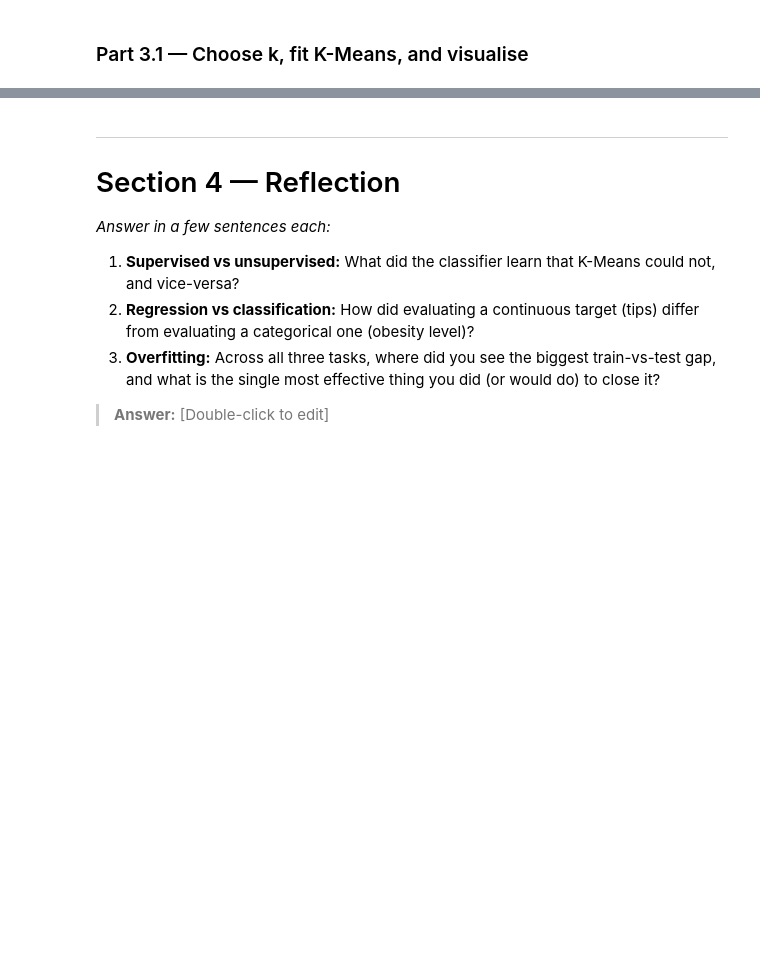
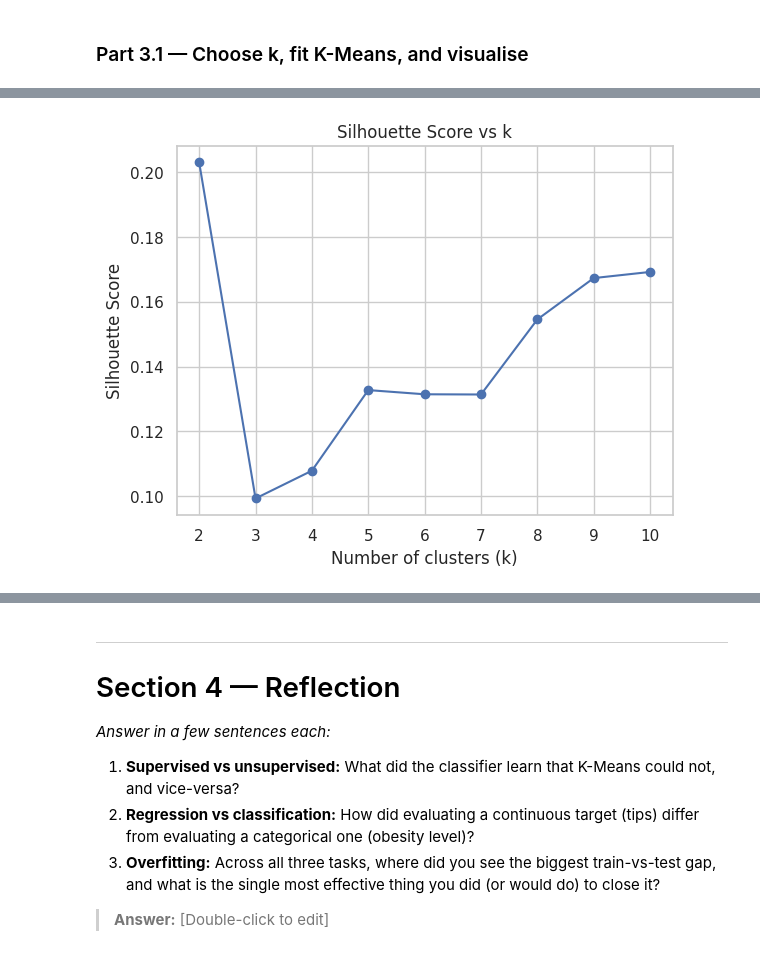
Before and after one commit to joyy-atschool/lab-2-predictive-analytics, a Jupyter notebook: lab_2_predictive_analytics.ipynb, the cells around one changed output, grey strips where cells are left out. Cells and saved outputs as stored; diff of their text form; code cells hidden in the pictures; blank space fills up the shorter version.

```diff
--- a/lab_2_predictive_analytics.ipynb
+++ b/lab_2_predictive_analytics.ipynb
@@ -769,0 +806,11 @@ and then compare those clusters to the real obesity levels.
+# %%
+plt.figure()
+
+plt.plot(K, sil_scores, marker='o')
+plt.xlabel("Number of clusters (k)")
+plt.ylabel("Silhouette Score")
+plt.title("Silhouette Score vs k")
+
+plt.show()
+# %% [output]
+[figure, added]
```
Also changed, not shown: parts of 6 cells of this notebook.
